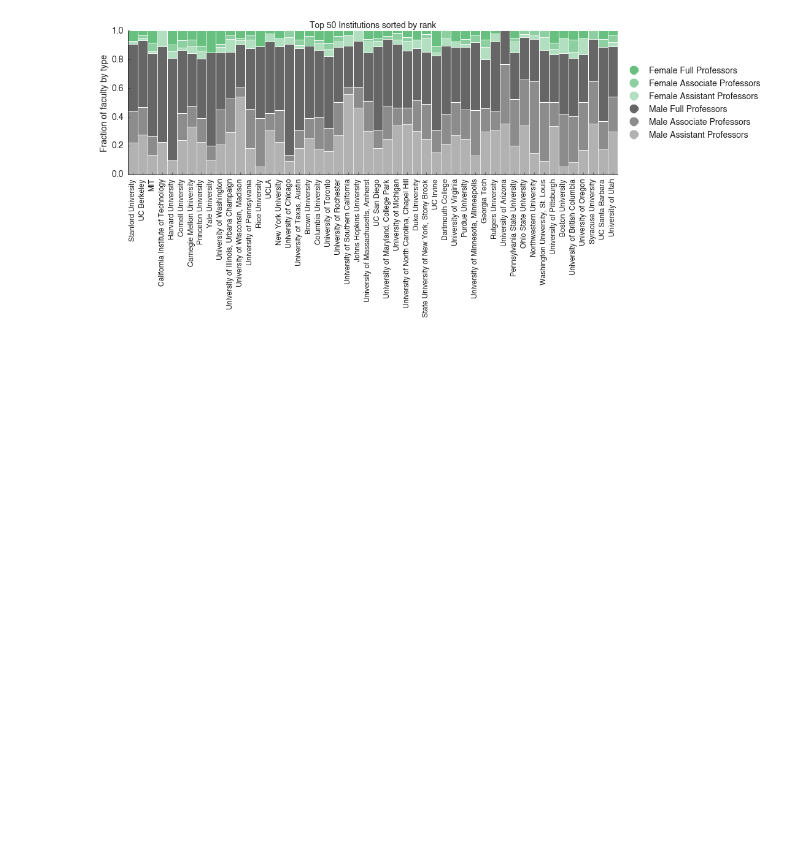
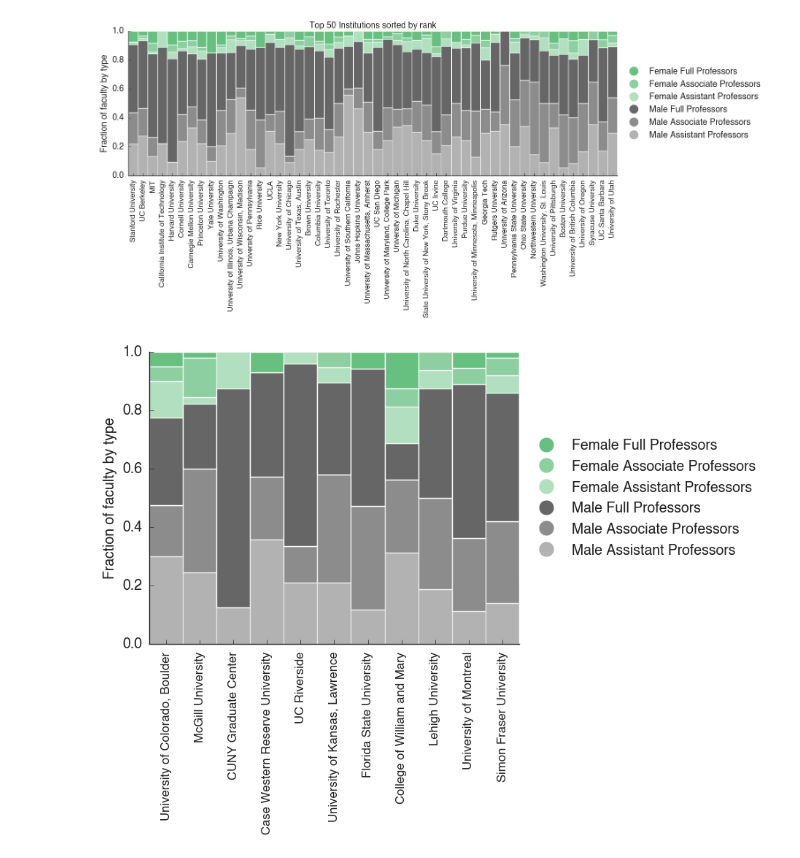
Before and after one commit to samfway/faculty_hiring, a Jupyter notebook: notebooks/Examples_Loading_and_Playing.ipynb, the cells around one changed output. Saved outputs shown, nothing was run; the diff lists cells and outputs as text; code cells hidden in the pictures; blank space fills up the shorter version.

```diff
--- a/notebooks/Examples_Loading_and_Playing.ipynb
+++ b/notebooks/Examples_Loading_and_Playing.ipynb
@@ -855,6 +830,61 @@ plt.savefig(os.path.join(figures_dir, 'ratios%d.pdf' % show_top), bbox_extra_art
 plt.show()
 # %% [output]
 [figure]
+# %%
+fig, ax = plt.subplots(1, 1, figsize=(6,7))
+
+show_top = 50
+width = 1
+
+beg = inst_sorted.index('University of Colorado, Boulder')
+end = beg + 11
+current = 0
+
+for i in xrange(len(inst_sorted)):
+    if i < beg:
+        continue
+    if i > end:
+        break
+
+    types = faculty_types[i,:].copy()
+    types /= types.sum()
+
+    current_bottom = 0.
+    for j in xrange(len(types)):
+        if types[j] == 0:
+            continue
+        #ax.bar(i, width=width, height=types[j], bottom=current_bottom, hatch=hatches[j], color=colors[j], edgecolor=ALMOST_BLACK)
+        ax.bar(current, width=width, height=types[j], bottom=current_bottom, alpha=alphas[j], color=colors[j], edgecolor='w')
+        current_bottom += types[j]
+    current += 1
+
+#ax.set_ylabel('Fraction of hired faculty', fontsize=LABEL_SIZE)
+step = 1
+ax.set_xticks(np.arange(1,100)*step - 0.5)
+ax.set_xticklabels(inst_sorted[beg:end+1], rotation='vertical')
+
+ax.set_ylim(0,1)
+ax.set_xlim(0, end-beg)
+hide_right_top_axis(ax)
+ax.set_ylabel('Fraction of faculty by type', fontsize=LABEL_SIZE)
+
+ax.tick_params(axis='both', which='major', labelsize=LABEL_SIZE, pad=7)
+ax.tick_params(axis='x', which='major', labelsize=LABEL_SIZE-2, pad=7)
+
+markers = []
+for i in xrange(len(types)):
+    markers.append(Line2D(range(1), range(1), color=colors[i], alpha=alphas[i], marker='o',markersize=15, linestyle='None', markeredgecolor='w'))
+labels = ['Male Assistant Professors', 'Male Associate Professors', 'Male Full Professors',
+          'Female Assistant Professors', 'Female Associate Professors', 'Female Full Professors']
+
+box = ax.get_position()
+ax.set_position([box.x0, box.y0, box.width * 0.8, box.height])
+lgd = ax.legend(markers[::-1],labels[::-1], numpoints=1, frameon=False, fontsize=LABEL_SIZE, loc='center left', bbox_to_anchor=(1, 0.5))
+
+plt.savefig(os.path.join(figures_dir, 'ratios_CU2.pdf'), bbox_extra_artists=(lgd,), bbox_inches='tight')
+plt.show()
+# %% [output]
+[figure, added]
 # %%
 fig, ax = plt.subplots(1, 1, figsize=(6,4))
 
```
Also changed, not shown: parts of 29 cells of this notebook, 25 other files.
